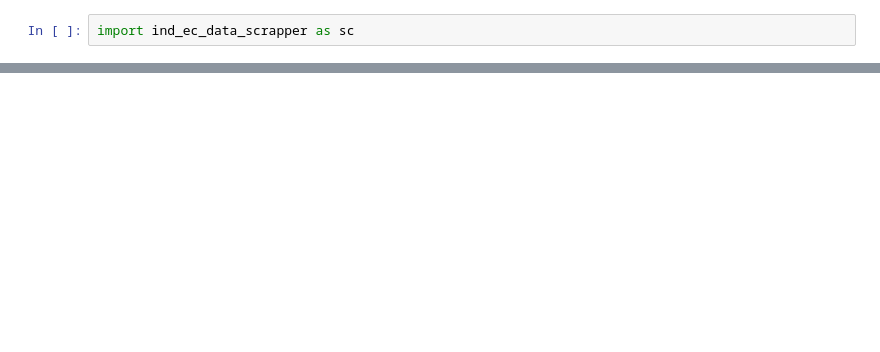
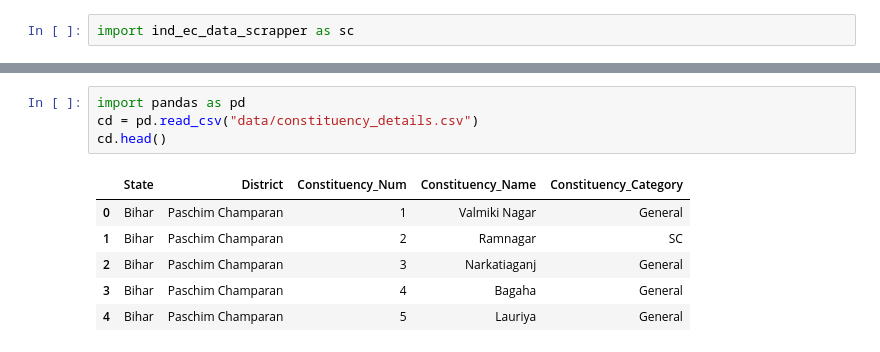
Before and after one commit to loopsandlogic/biharelectionreview2025, a Jupyter notebook: analysis.ipynb, the cells around one changed output, grey strips where cells are left out. Drawn from its saved outputs; the diff is of its cells as text; blank space fills up the shorter version.

```diff
--- a/analysis.ipynb
+++ b/analysis.ipynb
@@ -43,0 +52,11 @@ Scraping data for constituency number 243...
+# %%
+import pandas as pd
+cd = pd.read_csv("data/constituency_details.csv")
+cd.head()
+# %% [output]
+|  | State | District | Constituency_Num | Constituency_Name | Constituency_Category |
+| 0 | Bihar | Paschim Champaran | 1 | Valmiki Nagar | General |
+| 1 | Bihar | Paschim Champaran | 2 | Ramnagar | SC |
+| 2 | Bihar | Paschim Champaran | 3 | Narkatiaganj | General |
+| 3 | Bihar | Paschim Champaran | 4 | Bagaha | General |
+| 4 | Bihar | Paschim Champaran | 5 | Lauriya | General |
```
Also changed, not shown: parts of 10 cells of this notebook, 5 other files.
